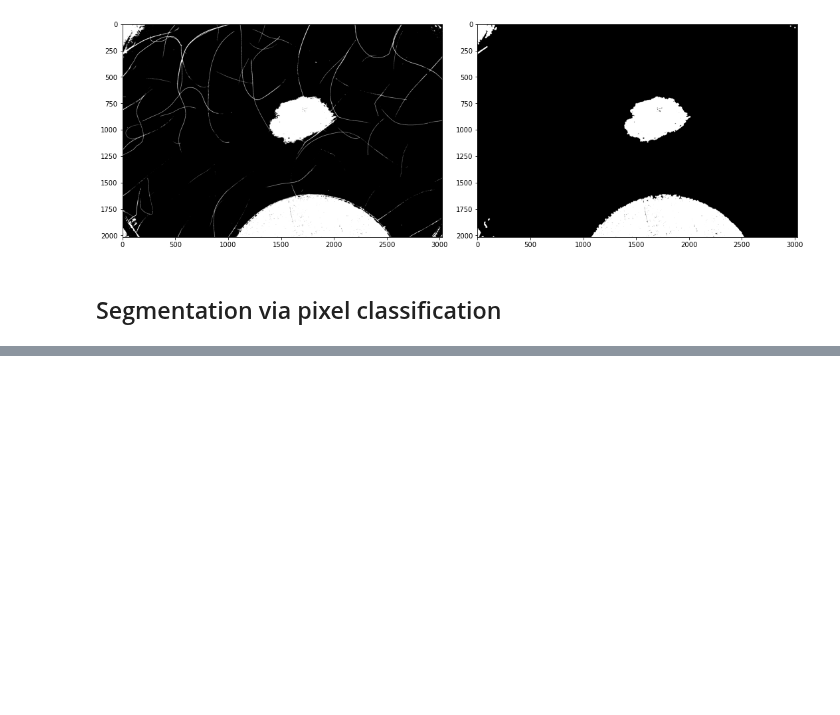
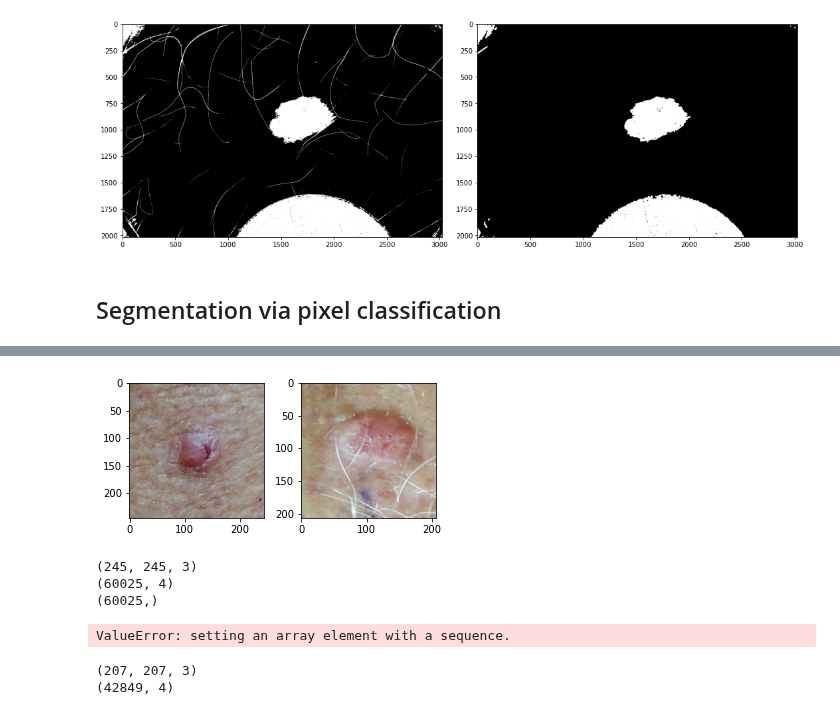
Before and after one commit to julielhagen/First-Year-Project, a Jupyter notebook: segmentation.ipynb, the cells around one changed output, grey strips where cells are left out. Saved outputs shown, nothing was run; the diff lists cells and outputs as text; code cells hidden in the pictures; blank space fills up the shorter version.

```diff
--- a/segmentation.ipynb
+++ b/segmentation.ipynb
@@ -102,0 +192,21 @@ plt.imshow(im1mask, cmap='gray')
+# %%
+def prepare_im(im_id):
+
+  im = plt.imread('example_imgs_ida/' + im_id + '.png')
+  im = resize(im, (im.shape[0] // 4, im.shape[1] // 4), anti_aliasing=True)
+
+  gt = plt.imread('example_segmentation_ida/' + im_id + '_segmentation.png')
+  gt = resize(gt, (gt.shape[0] // 4, gt.shape[1] // 4), anti_aliasing=True)
+
+
+  return im, gt
+# %%
+im1, gt1 = prepare_im('PAT_55_84_506')
+im2, gt2 = prepare_im('PAT_98_152_562')
+
+fig, axes = plt.subplots(nrows=1, ncols=2, figsize=(5, 3))
+axes[0].imshow(im1)
+axes[1].imshow(im2)
+fig.tight_layout()
+# %% [output]
+[figure, added]
@@ -102,0 +216,30 @@ plt.imshow(im1mask, cmap='gray')
+# %%
+gt1 = gt1>0 #original values are floats, sklearn wants 0s and 1s
+
+x_train = extract_features(im1)
+y_train = gt1.flatten()
+
+
+print(im1.shape)
+print(x_train.shape)
+print(y_train.shape)
+# %% [output]
+(245, 245, 3)
+(60025, 4)
+(60025,)
+# %%
+classifier = KNeighborsClassifier(n_neighbors=5)
+classifier.fit(x_train, y_train)
+# %% [output]
+ValueError: setting an array element with a sequence.
+# %%
+print(im2.shape)
+
+x_test = extract_features(im2)
+print(x_test.shape)
+
+#Apply classifier
+y_predict = classifier.predict(x_test)
+# %% [output]
+(207, 207, 3)
+(42849, 4)
```
Also changed, not shown: parts of 25 cells of this notebook, 16 other files.
